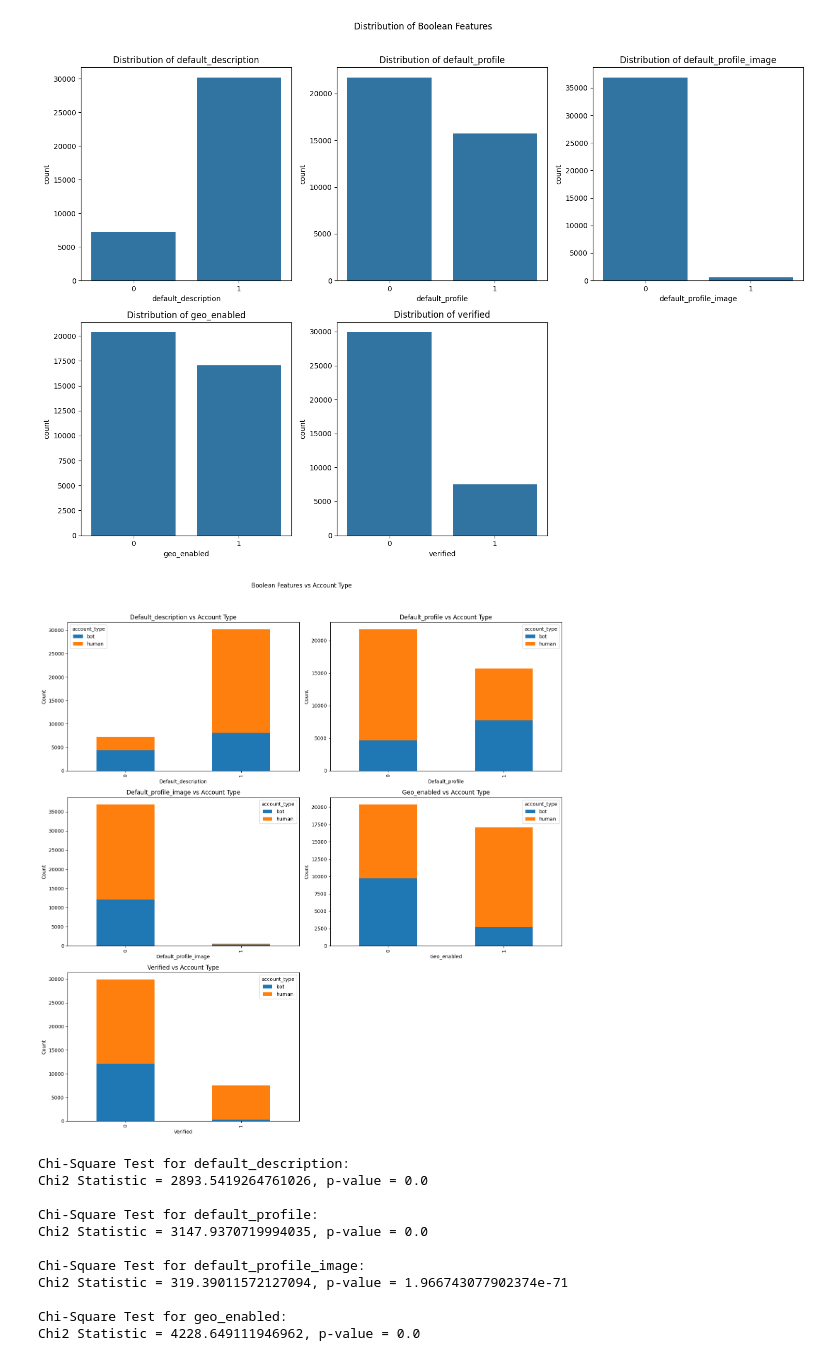
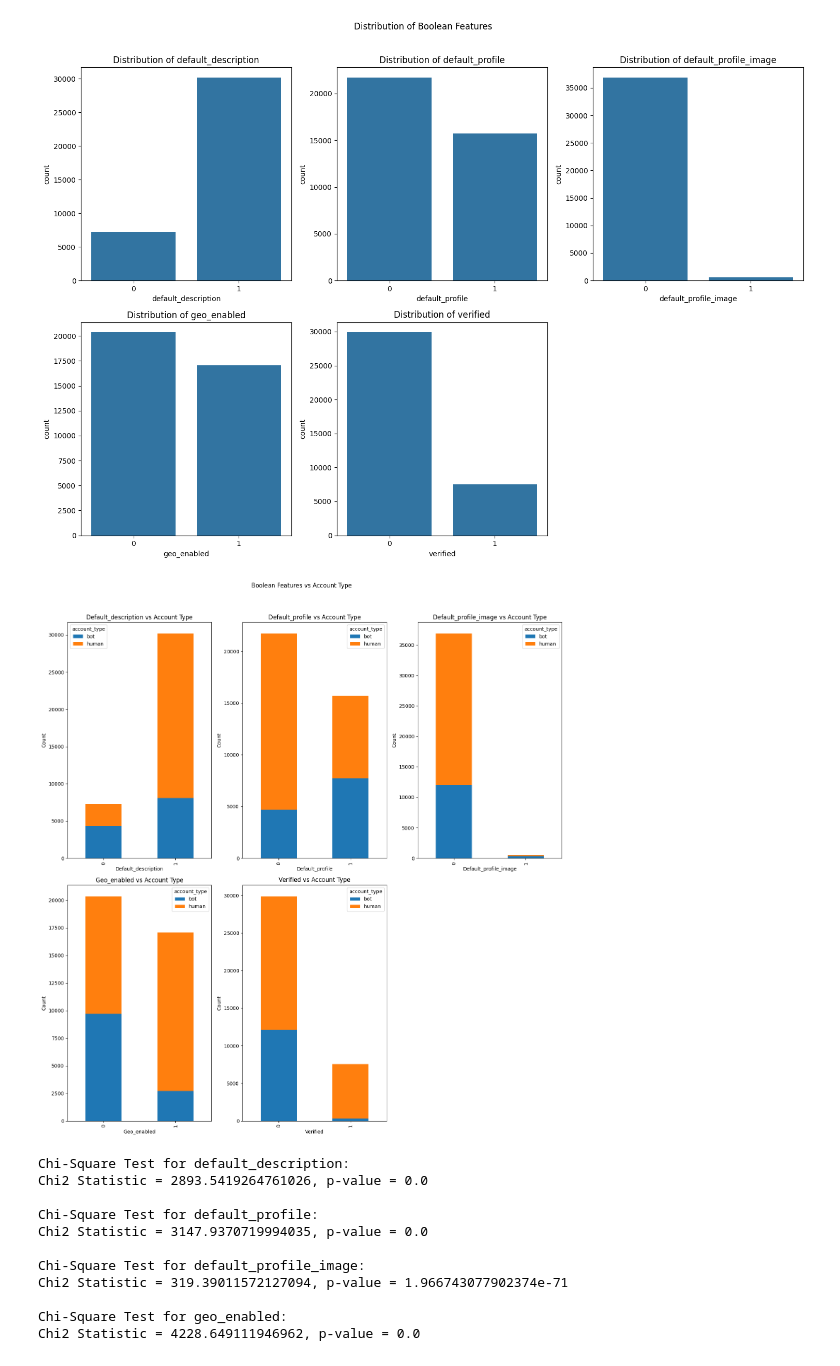
Before and after one commit to ruoheng-du/human-bot-account, a Jupyter notebook: AML_Final_Project.ipynb, the cells around one changed output. Drawn from its saved outputs; the diff is of its cells as text; code cells hidden in the pictures.

```diff
--- a/AML_Final_Project.ipynb
+++ b/AML_Final_Project.ipynb
@@ -347,17 +347,17 @@ plt.show()
 # %%
 # boolean features
 plt.figure(figsize=(15, 15))
 for i, feature in enumerate(bool_features, 1):
-    plt.subplot(3, 2, i)
+    plt.subplot(2, 3, i)
     pd.crosstab(df[feature], df['account_type']).plot(kind='bar', stacked=True, ax=plt.gca())
     plt.title(f'{feature.capitalize()} vs Account Type')
     plt.xlabel(f'{feature.capitalize()}')
     plt.ylabel('Count')
 plt.tight_layout()
 plt.suptitle('Boolean Features vs Account Type', y=1.05)
 plt.show()
 # %% [output]
-[figure, old version]
+[figure, new version]
 # %%
 # boolean features
 from scipy.stats import chi2_contingency
```
Also changed, not shown: parts of 7 cells of this notebook.
